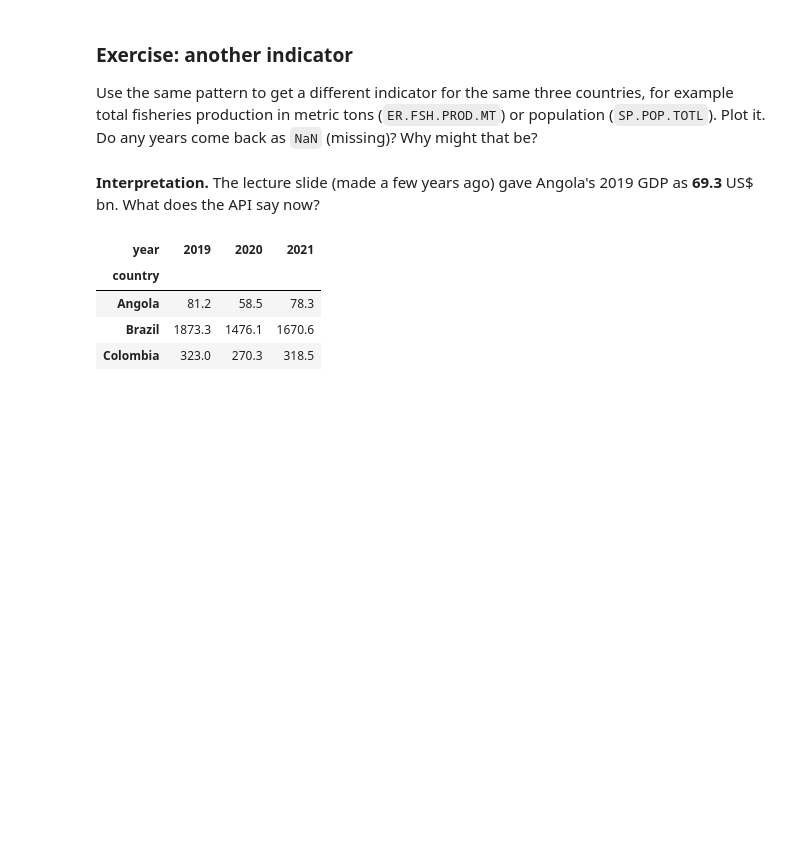
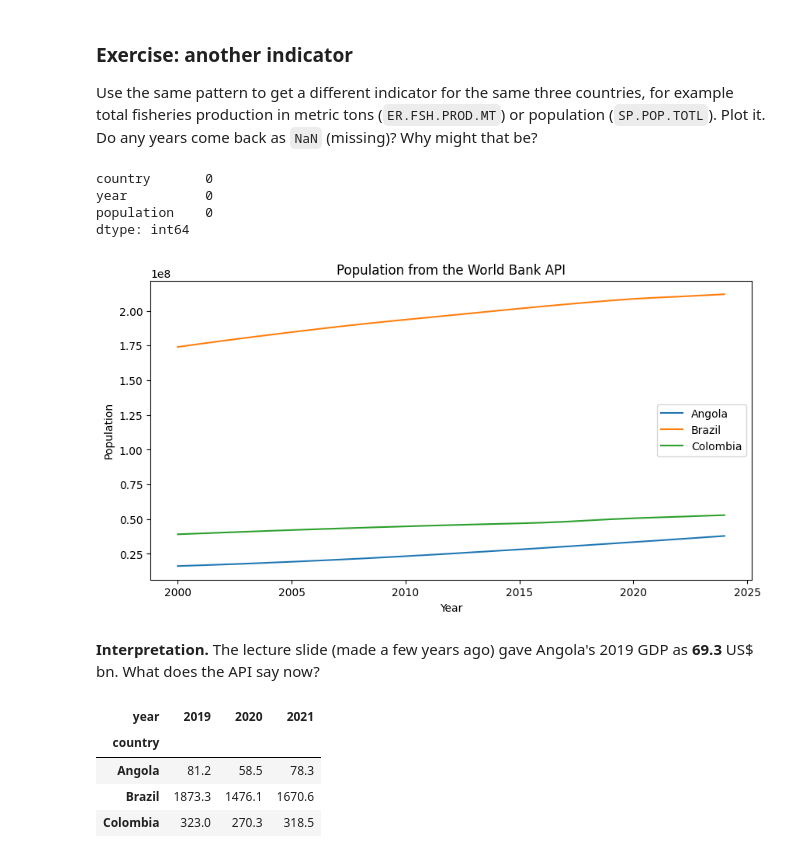
Before and after one commit to aria0810/QM2, a Jupyter notebook: notebooks/W02. Pandas.ipynb, the cells around one changed output. Saved outputs shown, nothing was run; the diff lists cells and outputs as text; code cells hidden in the pictures; blank space fills up the shorter version.

```diff
--- a/notebooks/W02. Pandas.ipynb
+++ b/notebooks/W02. Pandas.ipynb
@@ -285,7 +387,34 @@ plt.show()
 
 Use the same pattern to get a different indicator for the same three countries, for example total fisheries production in metric tons (`ER.FSH.PROD.MT`) or population (`SP.POP.TOTL`). Plot it. Do any years come back as `NaN` (missing)? Why might that be?
 # %%
-# your code here
+url = "https://api.worldbank.org/v2/country/AGO;BRA;COL/indicator/SP.POP.TOTL"
+params = {"format": "json", "date": "2000:2024", "per_page": 1000}
+
+response = requests.get(url, params=params, timeout=30)
+meta, records = response.json()
+
+population = pd.json_normalize(records)
+population = population[["country.value", "date", "value"]]
+population.columns = ["country", "year", "population"]
+population["year"] = population["year"].astype(int)
+
+print(population.isna().sum())
+
+for country, group in population.groupby("country"):
+    group = group.sort_values("year")
+    plt.plot(group["year"], group["population"], label=country)
+
+plt.xlabel("Year")
+plt.ylabel("Population")
+plt.legend()
+plt.title("Population from the World Bank API")
+plt.show()
+# %% [output]
+country       0
+year          0
+population    0
+dtype: int64
+[figure, added]
 # %% [markdown]
 **Interpretation.** The lecture slide (made a few years ago) gave Angola's 2019 GDP as **69.3** US$ bn. What does the API say now?
 # %%
```
Also changed, not shown: parts of 30 cells of this notebook.
